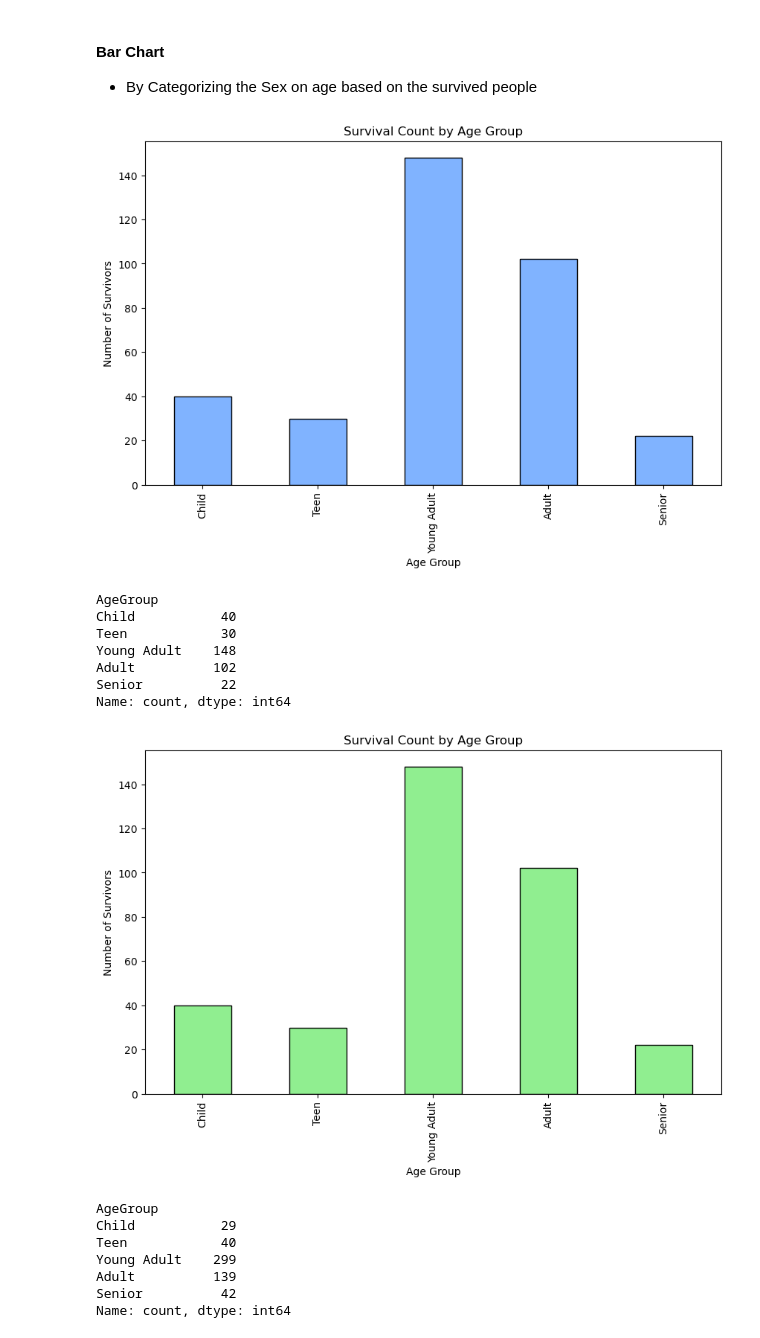
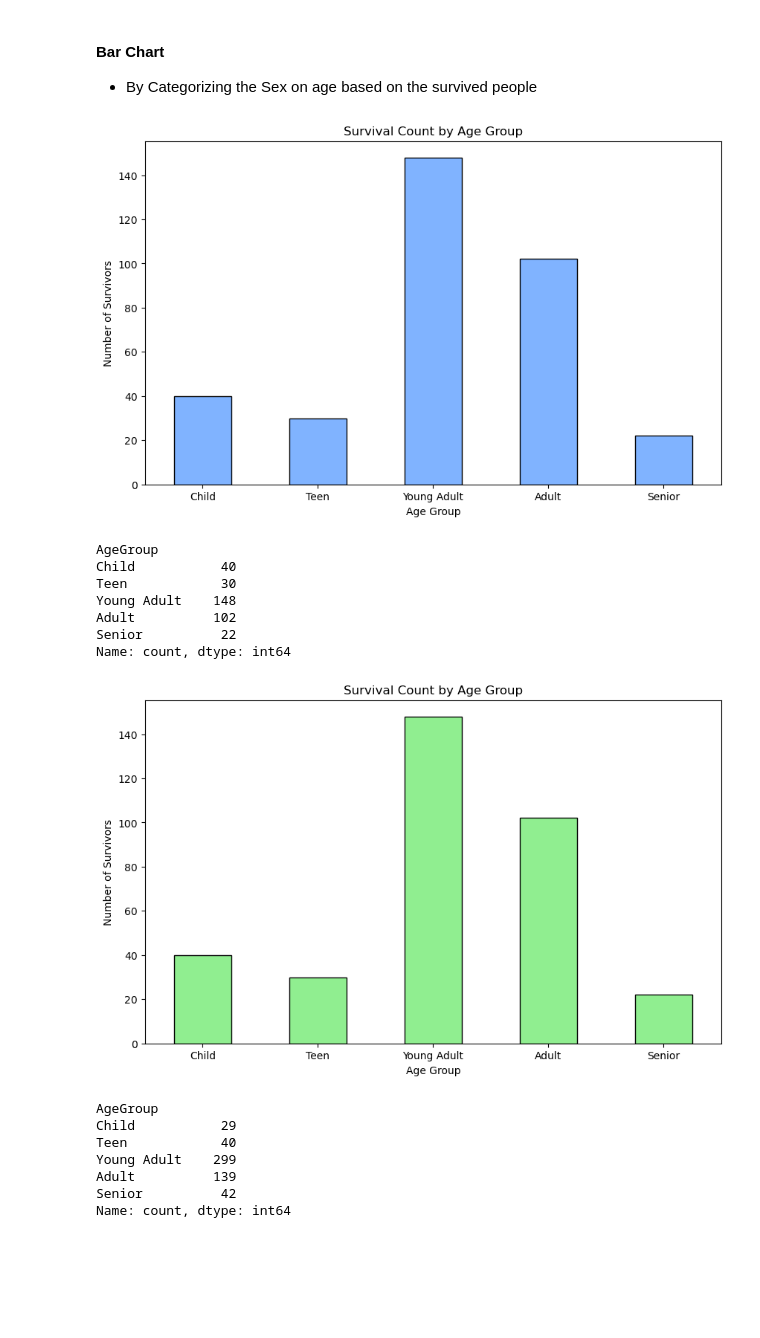
Before and after one commit to ahmadkamrans/titanic-dataset-analysis, a Jupyter notebook: dataAnalysis.ipynb, the cells around one changed output. Drawn from its saved outputs; the diff is of its cells as text; code cells hidden in the pictures; blank space fills up the shorter version.

```diff
--- a/dataAnalysis.ipynb
+++ b/dataAnalysis.ipynb
@@ -328,19 +328,20 @@ dtype: int64
 # %%
 bins = [0, 12, 18, 30, 50, 80]
 labels = ['Child', 'Teen', 'Young Adult', 'Adult', 'Senior']
 
 df['AgeGroup'] = pd.cut(df['Age'], bins = bins, labels=labels)
 
 age_group_survival = df[df['Survived'] == 1]['AgeGroup'].value_counts().sort_index()
 
 plt.figure(figsize=(10,6))
 age_group_survival.plot(kind='bar', color='#80B3FF', edgecolor='black')
 plt.xlabel("Age Group")
 plt.ylabel("Number of Survivors")
 plt.title("Survival Count by Age Group")
+plt.xticks(rotation=0)
 plt.show()
 # %% [output]
-[figure, old version]
+[figure, new version]
 # %%
 print(age_group_survival)
 # %% [output]
@@ -359,9 +360,10 @@ age_group_survival.plot(kind='bar', color='lightgreen', edgecolor='black')
 plt.xlabel("Age Group")
 plt.ylabel("Number of Survivors")
 plt.title("Survival Count by Age Group")
+plt.xticks(rotation=0)
 plt.show()
 # %% [output]
-[figure, old version]
+[figure, new version]
 # %%
 print(age_group_notSurvived)
 # %% [output]
```
Also changed, not shown: 2 other files.
